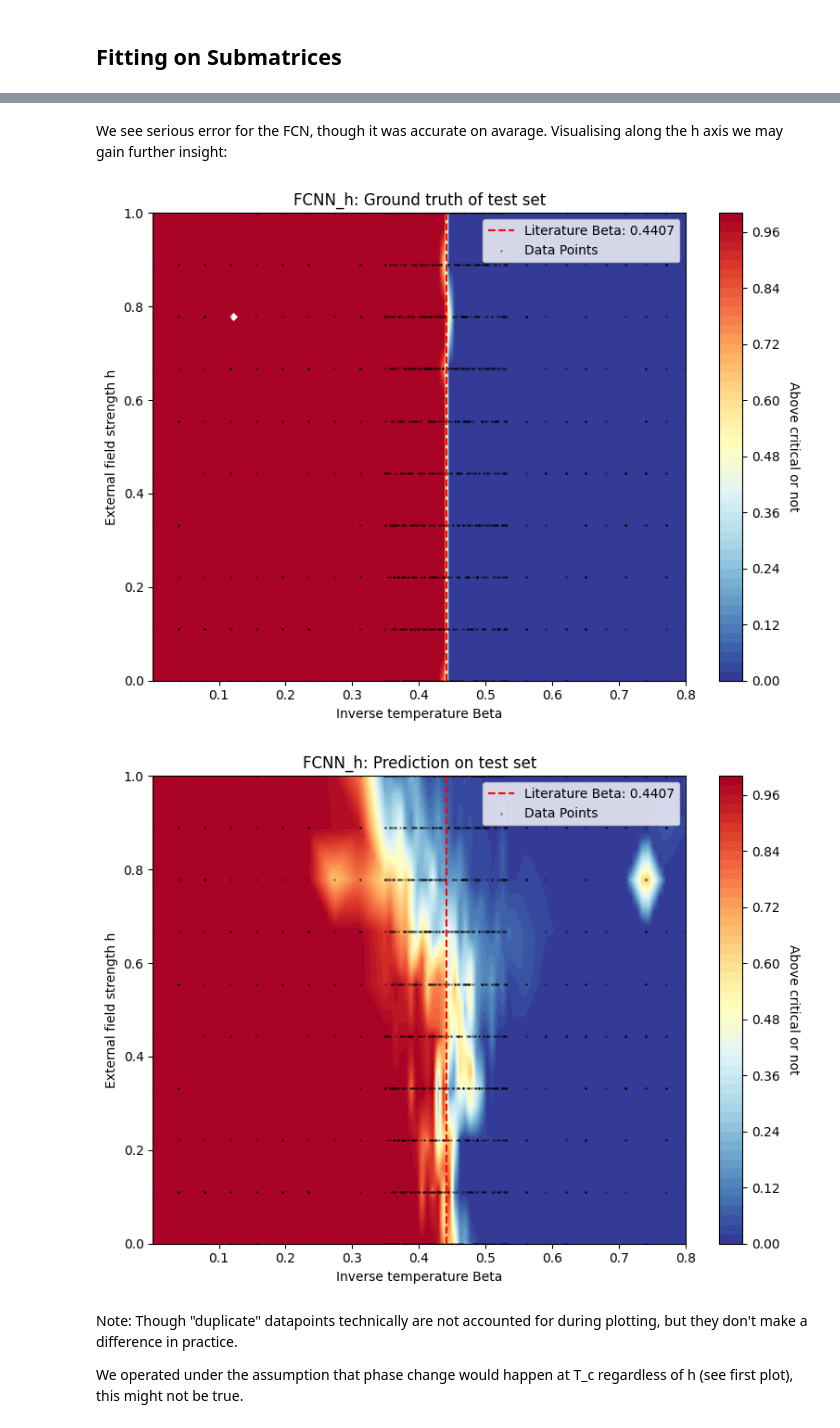
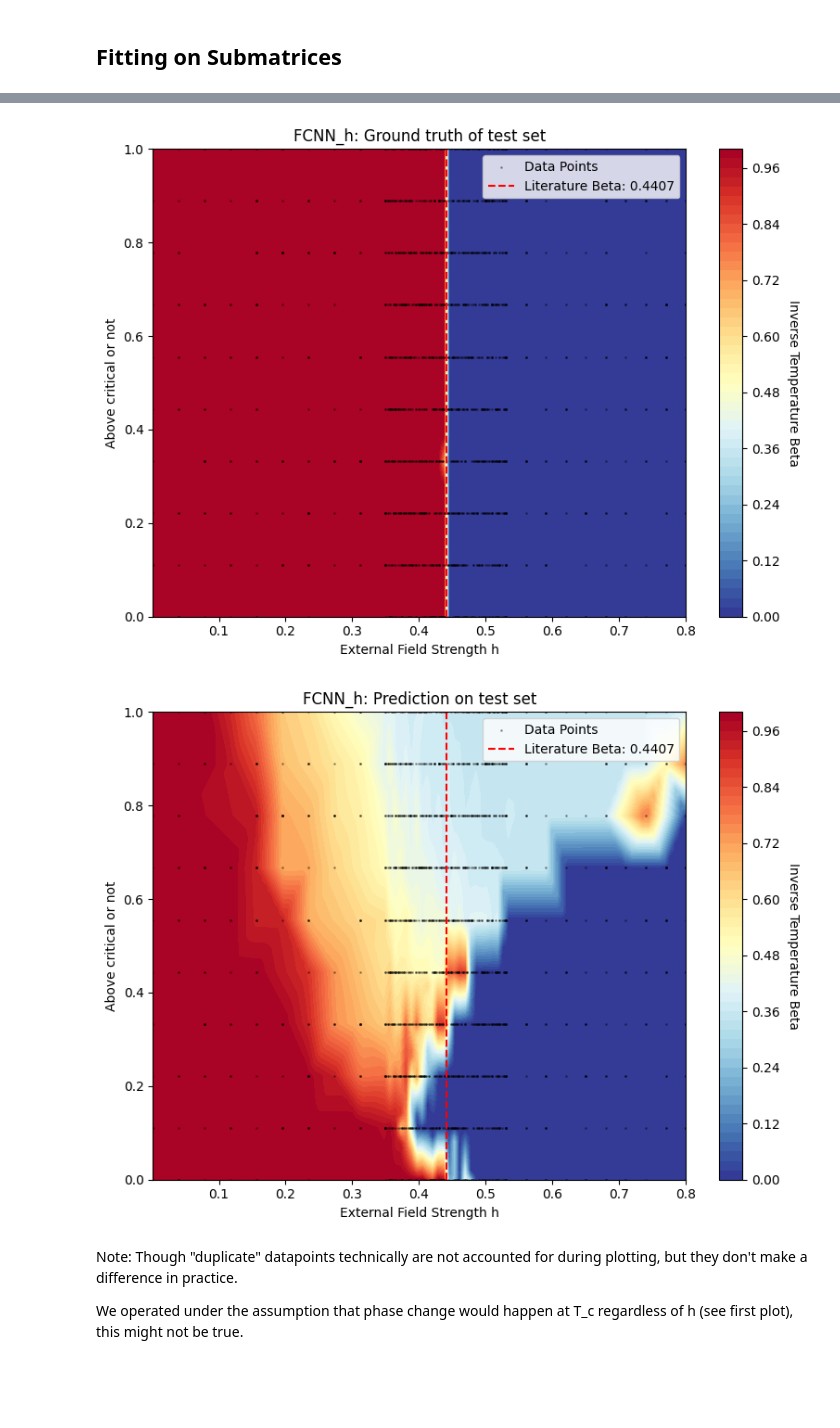
Before and after one commit to ZalanBoss/Ising-BME, a Jupyter notebook: Ising FCN.ipynb, the cells around one changed output, grey strips where cells are left out. Drawn from its saved outputs; the diff is of its cells as text; code cells hidden in the pictures; blank space fills up the shorter version.

```diff
--- a/Ising FCN.ipynb
+++ b/Ising FCN.ipynb
@@ -199,7 +295,3 @@ def fit_critical(betas_test, phases_test, predictions, title):
     plt.grid(True)
     plt.legend()
     plt.show()
-# %%
-test_matrices = np.array([matrix_from_file(file_path) for file_path in list_test])
-predictions = FCNN_zero_h.predict(test_matrices.reshape(len(list_test), -1))
-fit_critical(betas_test, phases_test, predictions,"FCNN_zero_h")
@@ -208,0 +298,2 @@ fit_critical(betas_test, phases_test, predictions,"FCNN_zero_h")
+# %%
+fit_critical(betas_test, phases_test, predictions,"FCNN_zero_h, no crop (200)")
@@ -361,5 +391,7 @@ This dataset is plentiful, but contains many values of h.
  list_test, betas_test, hs_test, phases_test) = load_directory("../2dIsingData/non_zero_h/*.npz")
 # %%
+#Use the full sample from now on
+CROP=200
 FCNN_h = models.Sequential([
     layers.Input(shape=(N**2,)),
     layers.Dense(64, activation='relu'),
@@ -372,3 +404,8 @@ FCNN_h.compile(
     loss='binary_crossentropy',
     metrics=['accuracy']
 )
+
+FCNN_h_weights, predictions = hyper_parameter_search(FCNN_h, list_train, list_eval, list_test, phases_train, phases_test, CROP=CROP,
+                                                         BS_exponent_interval=[1, 7], E_interval=[1, 20], iter=10,
+                                                         title="FCNN_h hyperparameter space", flatten = 1)
+FCNN_h.set_weights(FCNN_h_weights)
@@ -392,5 +425,3 @@ Average Loss: 0.5051 - Average Accuracy: 0.8249
 # %%
-test_matrices = np.array([matrix_from_file(file_path) for file_path in list_test])
-predictions = FCNN_h.predict(test_matrices.reshape(len(list_test), -1))
 fit_critical(betas_test, phases_test, predictions, "FCNN_h")
 # %% [output]
@@ -399,38 +429,40 @@ fit_critical(betas_test, phases_test, predictions, "FCNN_h")
-# %% [markdown]
-We see serious error for the FCN, though it was accurate on avarage. Visualising along the h axis we may gain further insight:
 # %%
-def plot_3D(betas, hs, perdictions, title):
-    perdictions = perdictions.ravel()
+#Interpolates and plots a variable in function of the two passed
+def plot_3D(x, y, predictions, plot_title, colorbar_title, xlabel, ylabel, vmin, vmax):
+    predictions = predictions.ravel()
     #Create a dense regular 2D grid
-    x_grid = np.linspace(betas.min(), betas.max(), 100)
-    y_grid = np.linspace(hs.min(), hs.max(), 100)
+    x_grid = np.linspace(x.min(), x.max(), 100)
+    y_grid = np.linspace(y.min(), y.max(), 100)
     X, Y = np.meshgrid(x_grid, y_grid)
 
     #Interpolate the data
-    Z = griddata((betas, hs), perdictions, (X, Y), method='linear')
+    Z = griddata((x, y), predictions, (X, Y), method='linear')
 
     #Plot using contourf
     fig, ax = plt.subplots(figsize=(8, 6))
-    contour = ax.contourf(X, Y, Z, levels=50, cmap='RdYlBu_r', vmin=0, vmax=1)
+    contour = ax.contourf(X, Y, Z, levels=50, cmap='RdYlBu_r', vmin=vmin, vmax=vmax)
 
     cbar = fig.colorbar(contour, ax=ax)
-    cbar.set_label('Above critical or not', rotation=270, labelpad=15)
+    cbar.set_label(colorbar_title, rotation=270, labelpad=15)
+
+    ax.scatter(x, y, c='black', s=1, alpha=0.3, label='Data Points')
+
+    ax.set_xlabel(xlabel)
+    ax.set_ylabel(ylabel)
+    ax.set_title(plot_title)
+    fig.tight_layout()
+
+def plot_h_beta(betas, hs, predictions, plot_title,):
+    plot_3D(betas, hs, predictions, plot_title, "Inverse Temperature Beta", "External Field Strength h", "Above critical or not", 0, 1)
     plt.vlines(literature_beta, 0, 1, colors='r', linestyles='dashed', label=f'Literature Beta: {literature_beta:.4f}')
-
-    ax.scatter(betas, hs, c='black', s=1, alpha=0.3, label='Data Points')
-
-    ax.set_xlabel('Inverse temperature Beta')
-    ax.set_ylabel('External field strength h')
-    ax.set_title(title)
-    ax.legend()
-    fig.tight_layout()
+    plt.legend()
     plt.show()
 
-plot_3D(betas_test, hs_test, phases_test, "FCNN_h: Ground truth of test set")
-plot_3D(betas_test, hs_test, predictions, "FCNN_h: Prediction on test set")
+plot_h_beta(betas_test, hs_test, phases_test, "FCNN_h: Ground truth of test set")
+plot_h_beta(betas_test, hs_test, predictions, "FCNN_h: Prediction on test set")
 # %% [output]
-[figure, old version]
+[figure, new version]
-[figure, old version]
+[figure, new version]
 # %% [markdown]
 Note: Though "duplicate" datapoints technically are not accounted for during plotting, but they don't make a difference in practice.
 
```
Also changed, not shown: parts of 30 cells of this notebook.
